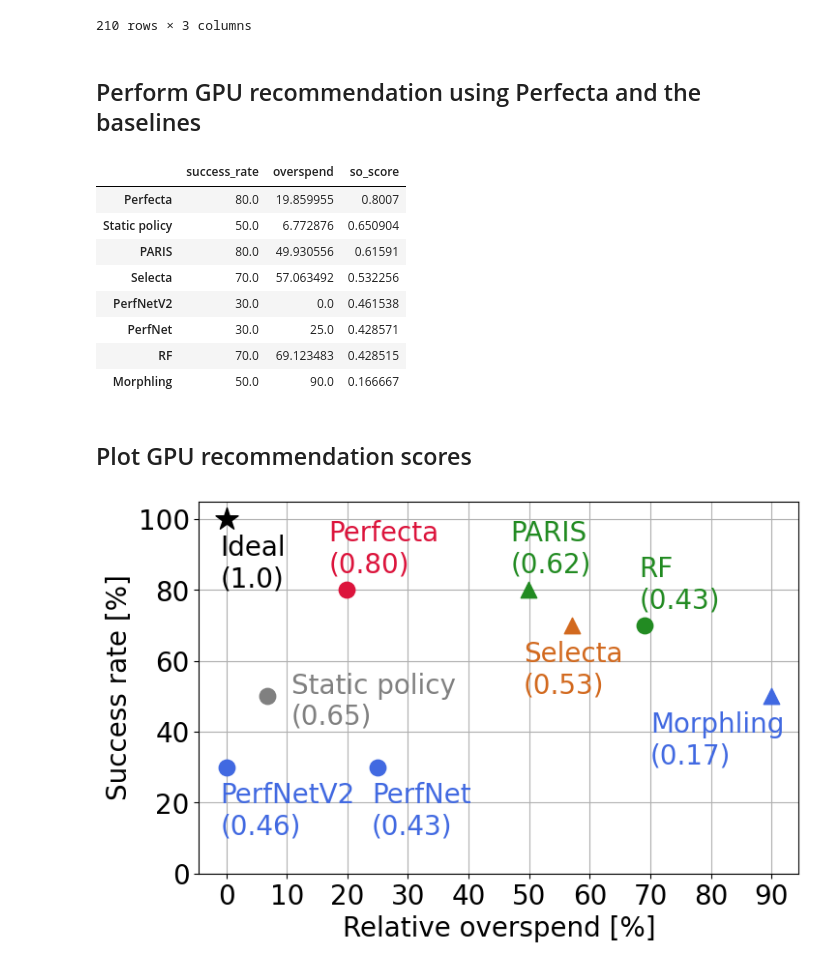
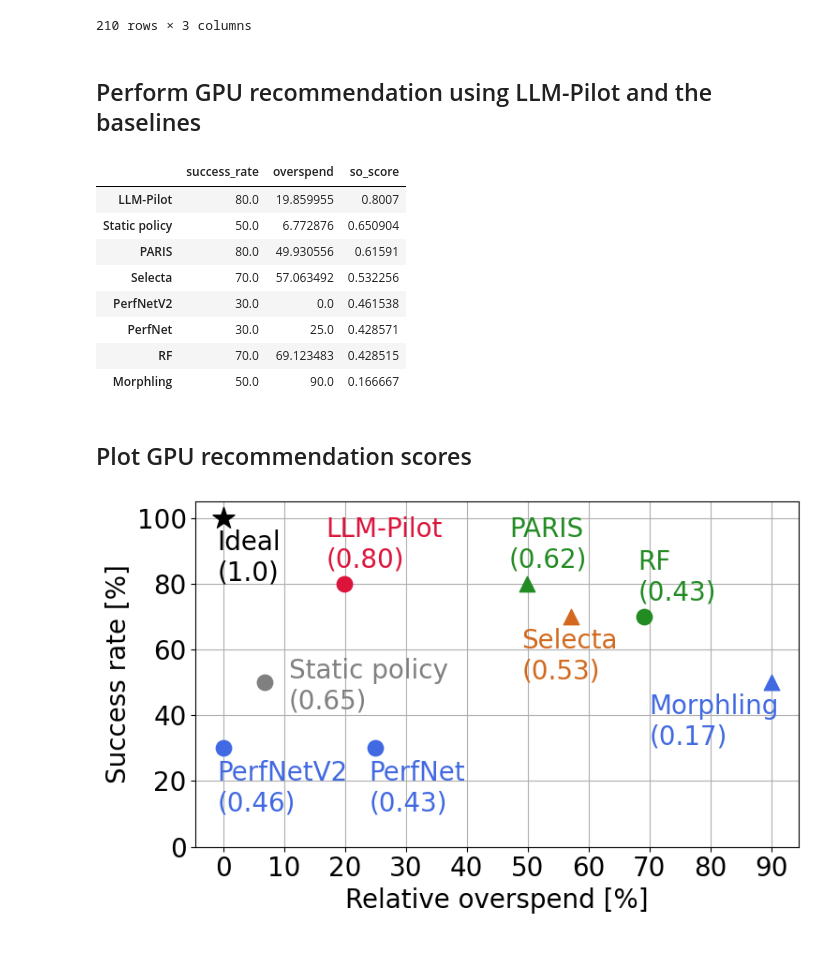
Before and after one commit to IBM/LLM-performance-prediction, a Jupyter notebook: predict_performance/Predict_LLM_performance.ipynb, the cells around one changed output. Saved outputs shown, nothing was run; the diff lists cells and outputs as text; code cells hidden in the pictures.

```diff
--- a/predict_performance/Predict_LLM_performance.ipynb
+++ b/predict_performance/Predict_LLM_performance.ipynb
@@ -919,9 +919,9 @@ recomm_scores
 | {'gpu': '4 x V100', 'n': 35} | 20.0 | 2957.293256 | 0.0 |
 210 rows × 3 columns
 # %% [markdown]
-## Perform GPU recommendation using Perfecta and the baselines
+## Perform GPU recommendation using LLM-Pilot and the baselines
 # %%
-METHODS = ['Perfecta', 'PARIS', 'RF', 'Selecta', 'PerfNet', 'PerfNetV2', 'Morphling']
+METHODS = ['LLM-Pilot', 'PARIS', 'RF', 'Selecta', 'PerfNet', 'PerfNetV2', 'Morphling']
 TWO_SHOT_METHODS = ['PARIS', 'Selecta', 'Morphling']
 
 prices = pd.read_csv("../preprocess_data/prices.csv")
@@ -1009,7 +1009,7 @@ recomm_scores.to_csv('recommendation_scores.csv')
 recomm_scores
 # %% [output]
 |  | success_rate | overspend | so_score |
-| Perfecta | 80.0 | 19.859955 | 0.8007 |
+| LLM-Pilot | 80.0 | 19.859955 | 0.8007 |
 | Static policy | 50.0 | 6.772876 | 0.650904 |
 | PARIS | 80.0 | 49.930556 | 0.61591 |
 | Selecta | 70.0 | 57.063492 | 0.532256 |
@@ -1022,7 +1022,7 @@ recomm_scores
 # %%
 results = pd.read_csv('recommendation_scores.csv', index_col=0)
 label_shifts = {
-    'Perfecta': [-3, 5],
+    'LLM-Pilot': [-3, 5],
     'Selecta': [-8, -19],
     'PARIS': [-3, 5],
     'Morphling': [-20, -19],
@@ -1032,36 +1032,36 @@ label_shifts = {
     'Static policy': [4, -8],
 }
 colors = {
-    'Perfecta': 'crimson',
+    'LLM-Pilot': 'crimson',
     'Selecta': 'chocolate',
     'PARIS': 'forestgreen',
     'Morphling': 'royalblue',
     'RF': 'forestgreen',
     'PerfNet': 'royalblue',
     'PerfNetV2': 'royalblue',
     'Static policy': 'grey',
 }
 
 fig, ax = plt.subplots(figsize=(8,5))
 
 # Plot recommendation scores of all methods
 for algo, scores in results.iterrows():
     _ = ax.scatter(x=scores['overspend'], y=scores['success_rate'], c=colors[algo], label=algo, marker='^' if algo in TWO_SHOT_METHODS else 'o', s=140, zorder=5)
     _ = ax.annotate('%s\n(%.2f)' % (algo, scores['so_score']), (scores['overspend']+label_shifts[algo][0], scores['success_rate']+label_shifts[algo][1]), zorder=10, color=colors[algo])
 
 # Add theoretical ideal result
 _ = ax.scatter(x=0, y=100, c='black', label='Ideal', marker='*', s=300, zorder=5)
 _ = ax.annotate('Ideal\n(1.0)', (-1, 100-19), zorder=10, color='black')
 
 _ = plt.ylabel('Success rate [%]')
 _ = plt.xlabel('Relative overspend [%]')
 _ = plt.ylim((0, 105))
 _ = plt.xticks(range(0, 100, 10))
 _ = plt.grid(zorder=0)
 
 # Save and display
 plt.tight_layout()
 plt.savefig("recommendation_scores_plot.png")
 plt.show()
 # %% [output]
-[figure, old version]
+[figure, new version]
```
Also changed, not shown: parts of 6 cells of this notebook, 3 other files.
